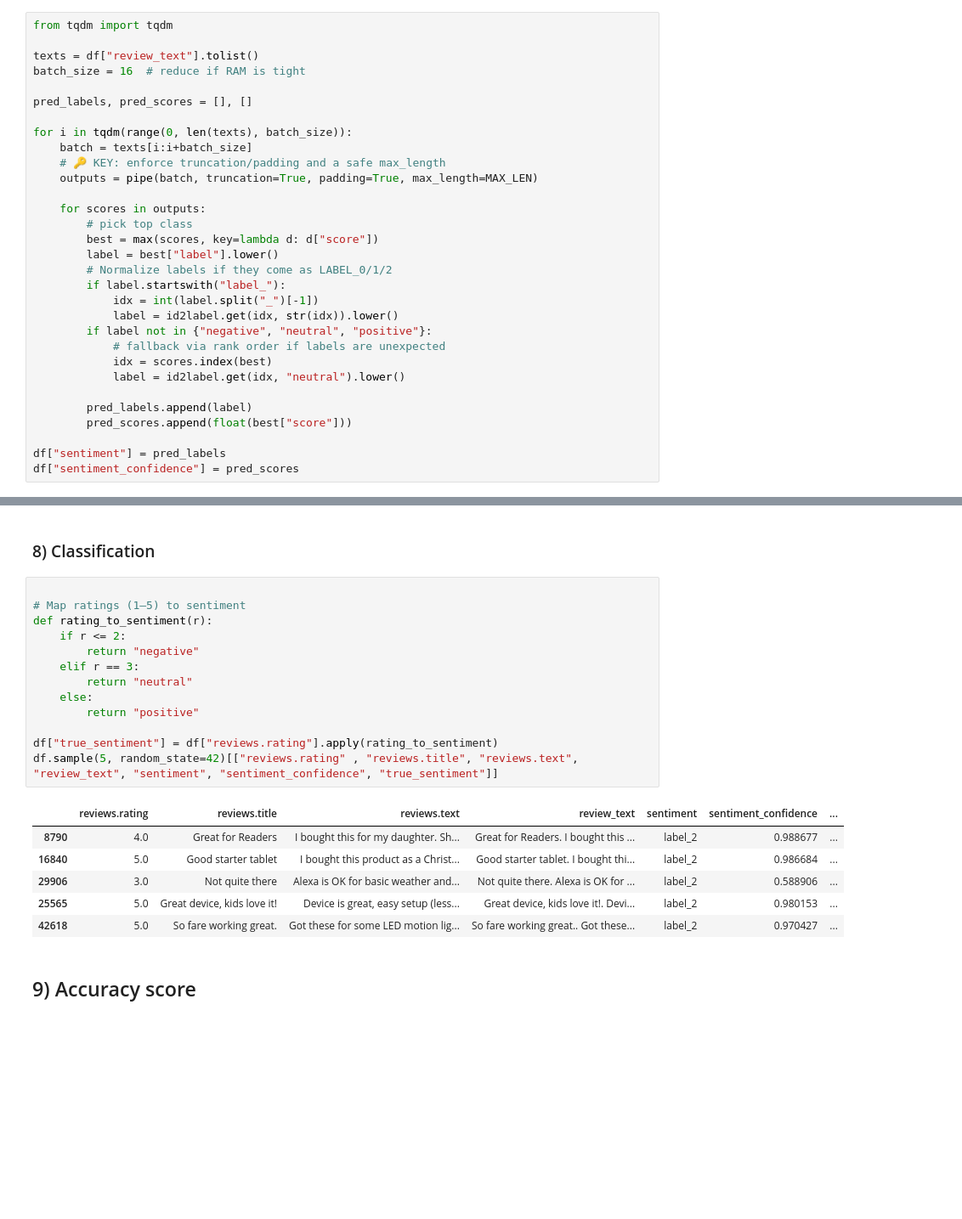
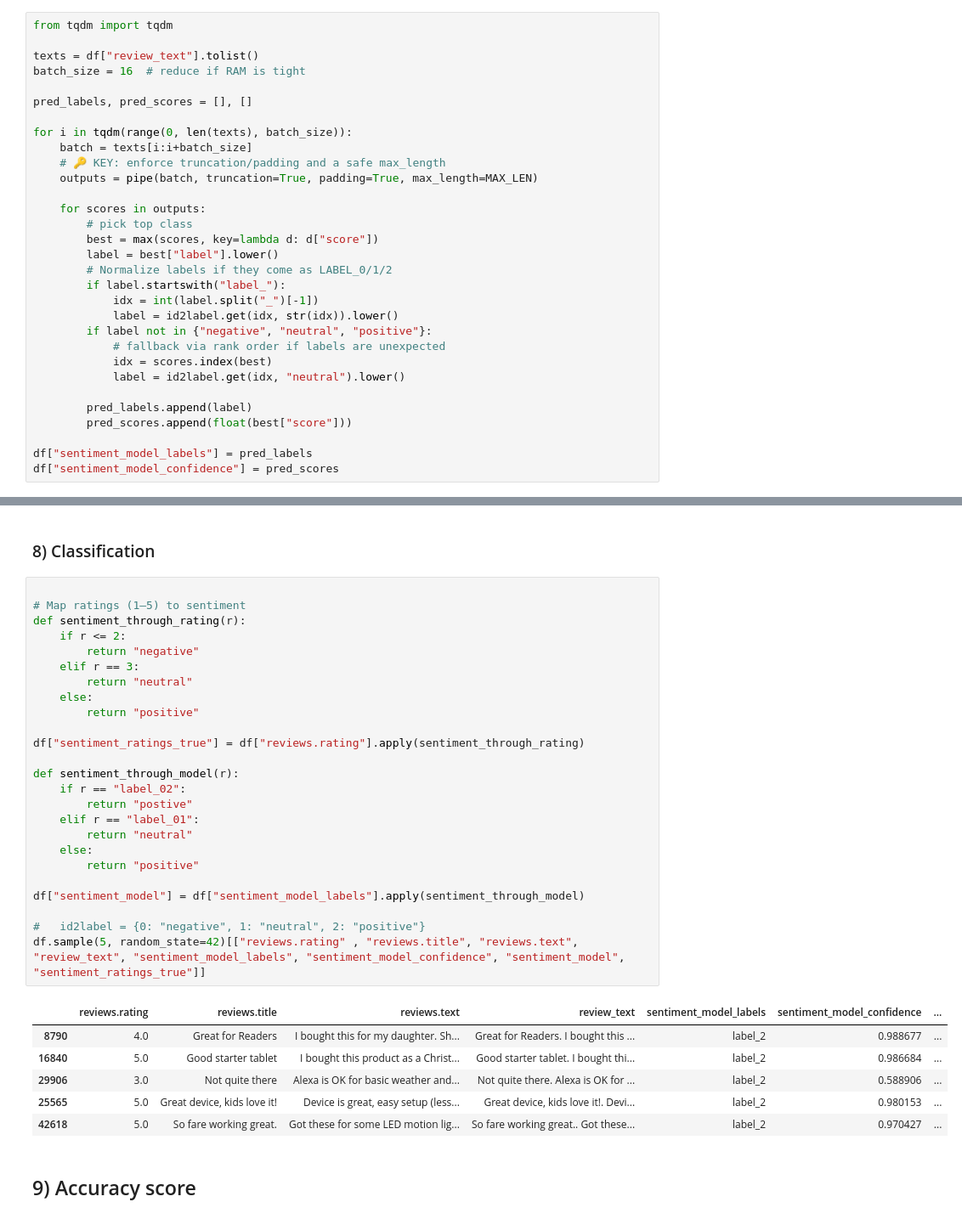
Before and after one commit to maleckicoa/robo-reviews, a Jupyter notebook: main_ki.ipynb, the cells around one changed output, grey strips where cells are left out. Shown at 85% size. Drawn from its saved outputs; the diff is of its cells as text; blank space fills up the shorter version.

```diff
--- a/main_ki.ipynb
+++ b/main_ki.ipynb
@@ -195,8 +189,8 @@ for i in tqdm(range(0, len(texts), batch_size)):
         pred_labels.append(label)
         pred_scores.append(float(best["score"]))
 
-df["sentiment"] = pred_labels
-df["sentiment_confidence"] = pred_scores
+df["sentiment_model_labels"] = pred_labels
+df["sentiment_model_confidence"] = pred_scores
 # %%
 df.head()
 # %% [output]
@@ -238,18 +232,30 @@ Name: count, dtype: int64
 # %%
 
 # Map ratings (1–5) to sentiment
-def rating_to_sentiment(r):
+def sentiment_through_rating(r):
     if r <= 2:
         return "negative"
     elif r == 3:
         return "neutral"
     else:
         return "positive"
 
-df["true_sentiment"] = df["reviews.rating"].apply(rating_to_sentiment)
-df.sample(5, random_state=42)[["reviews.rating" , "reviews.title", "reviews.text", "review_text", "sentiment", "sentiment_confidence", "true_sentiment"]]
+df["sentiment_ratings_true"] = df["reviews.rating"].apply(sentiment_through_rating)
+
+def sentiment_through_model(r):
+    if r == "label_02":
+        return "postive"
+    elif r == "label_01":
+        return "neutral"
+    else:
+        return "positive"
+
+df["sentiment_model"] = df["sentiment_model_labels"].apply(sentiment_through_model)
+
+#   id2label = {0: "negative", 1: "neutral", 2: "positive"}
+df.sample(5, random_state=42)[["reviews.rating" , "reviews.title", "reviews.text", "review_text", "sentiment_model_labels", "sentiment_model_confidence", "sentiment_model", "sentiment_ratings_true"]]
 # %% [output]
-|  | reviews.rating | reviews.title | reviews.text | review_text | sentiment | sentiment_confidence | ... |
+|  | reviews.rating | reviews.title | reviews.text | review_text | sentiment_model_labels | sentiment_model_confidence | ... |
 | 8790 | 4.0 | Great for Readers | I bought this for my daughter. Sh... | Great for Readers. I bought this ... | label_2 | 0.988677 | ... |
 | 16840 | 5.0 | Good starter tablet | I bought this product as a Christ... | Good starter tablet. I bought thi... | label_2 | 0.986684 | ... |
 | 29906 | 3.0 | Not quite there | Alexa is OK for basic weather and... | Not quite there. Alexa is OK for ... | label_2 | 0.588906 | ... |
```
Also changed, not shown: parts of 9 cells of this notebook.
